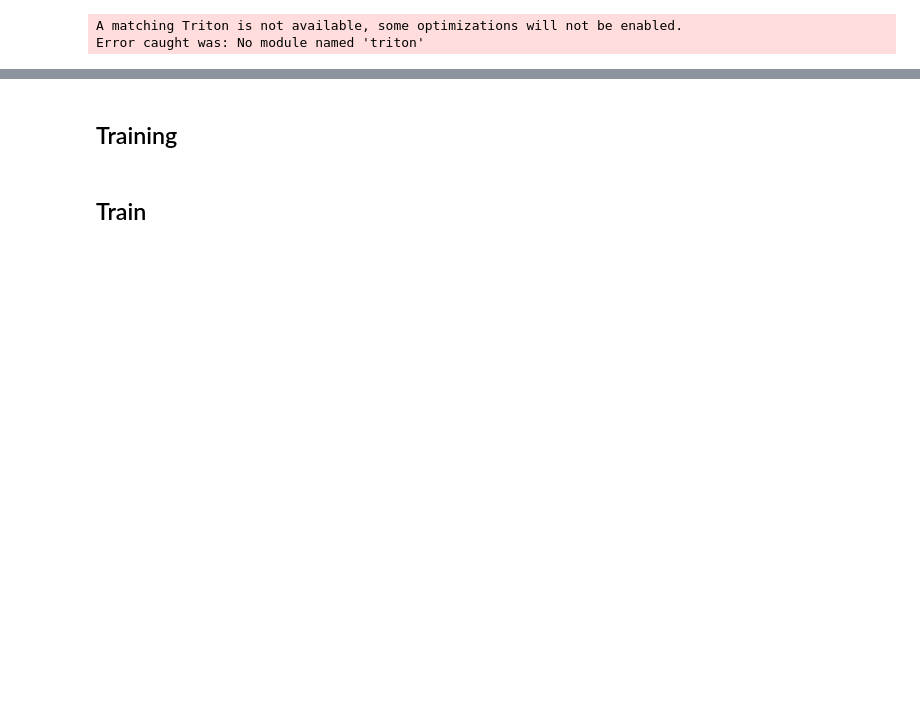
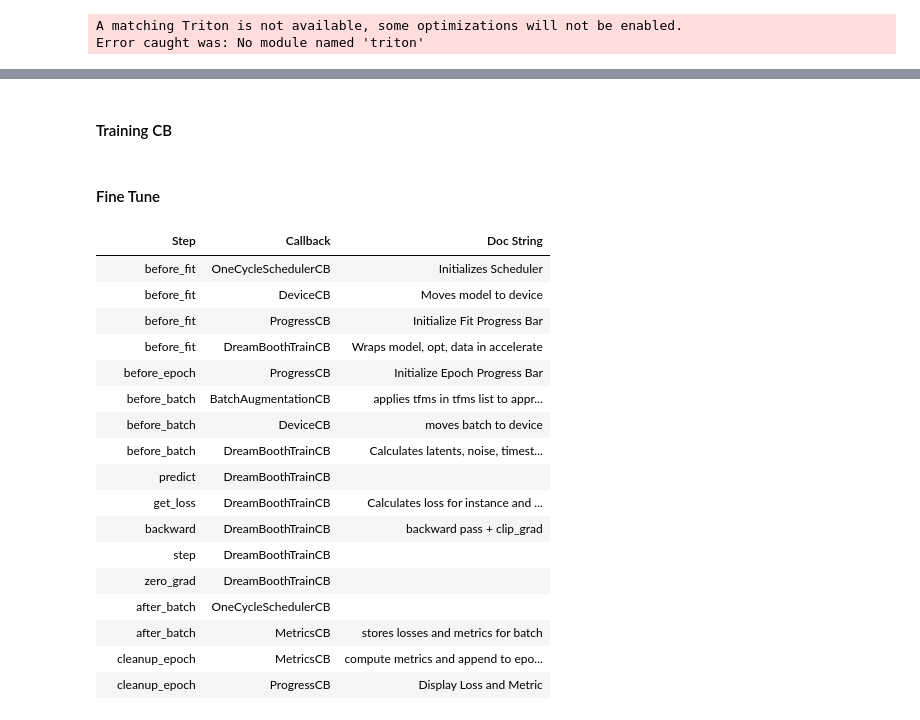
Before and after one commit to Isaac-Flath/AIsaac, a Jupyter notebook: nbs/Tutorials/30_DreamBooth.ipynb, the cells around one changed output, grey strips where cells are left out. Saved outputs shown, nothing was run; the diff lists cells and outputs as text; code cells hidden in the pictures; blank space fills up the shorter version.

```diff
--- a/nbs/Tutorials/30_DreamBooth.ipynb
+++ b/nbs/Tutorials/30_DreamBooth.ipynb
@@ -86,33 +119,49 @@ class DreamBoothModel(nn.Module):
         encoder_hidden_states = self.text_encoder(x[1])[0]
         return self.unet(x[5], x[4], encoder_hidden_states).sample.float()
 # %% [markdown]
-## Training
+#### Training CB
 # %%
 class DreamBoothTrainCB(AccelerateCB):
+    def __init__(self, mixed_precision="fp16",class_image_weight=0.5):
+        self.class_image_weight = class_image_weight
+        self.acc = Accelerator(mixed_precision=mixed_precision)
+
     def before_fit(self, trainer):
         '''Wraps model, opt, data in accelerate'''
         trainer.model,trainer.opt,trainer.dls.train,trainer.dls.valid = self.acc.prepare(
-            trainer.model, trainer.opt, trainer.dls.train, trainer.dls.valid)
+                 trainer.model, trainer.opt, trainer.dls.train, trainer.dls.valid)
 
         trainer.noise_scheduler = DDPMScheduler.from_pretrained(pretrained_model, subfolder="scheduler")
         trainer.vae = AutoencoderKL.from_pretrained(pretrained_model, subfolder="vae", revision=None)
+        trainer.vae.requires_grad_(False)
         trainer.vae.to(self.acc.device, dtype=torch.float16)
 
     def before_batch(self,trainer):
-        trainer.batch = fc.L(trainer.batch)
-        trainer.batch.append(trainer.vae.encode(trainer.batch[0].float().to(dtype=torch.float16)).latent_dist.sample() * trainer.vae.config.scaling_factor) #latents 2
-        trainer.batch.append(torch.randn_like(trainer.batch[2]).float()) #noise 3
-        trainer.batch.append(torch.randint(0, trainer.noise_scheduler.config.num_train_timesteps, (trainer.batch[2].shape[0],), device=trainer.batch[2].device).long()) # timesteps 4
-        trainer.batch.append(trainer.noise_scheduler.add_noise(trainer.batch[2], trainer.batch[3], trainer.batch[4])) # noisy latents 5
+        '''Calculates latents, noise, timesteps, noisy_latents'''
+        vae, scaling_factor = trainer.vae, trainer.vae.config.scaling_factor
+        trainer.batch.append(vae.encode(trainer.batch[0].to(dtype=torch.float16)).latent_dist.sample()*scaling_factor )
+        trainer.batch[0] = to_cpu(trainer.batch[0])
+        trainer.batch.append(torch.randn_like(trainer.batch[2]).float())
+        num_ts = trainer.noise_scheduler.config.num_train_timesteps
+        trainer.batch.append(torch.randint(0, num_ts, (trainer.batch[2].shape[0],), device=trainer.batch[2].device))
+        trainer.batch.append(trainer.noise_scheduler.add_noise(trainer.batch[2], trainer.batch[3], trainer.batch[4]))
 
     def predict(self,trainer): trainer.preds = trainer.model(trainer.batch)
-    def get_loss(self,trainer): trainer.loss = trainer.loss_func(trainer.preds,trainer.batch[3])
+
+    def get_loss(self,trainer):
+        '''Calculates loss for instance and class images'''
+        model_pred, model_pred_prior = torch.chunk(trainer.preds, 2, dim=0)
+        target, target_prior = torch.chunk(trainer.batch[3], 2, dim=0)
+        loss = trainer.loss_func(model_pred,target, reduction="mean")
+        prior_loss = trainer.loss_func(model_pred_prior, target_prior, reduction="mean")
+        trainer.loss = ((1 - self.class_image_weight) * loss) +  (self.class_image_weight * prior_loss)
 
     def backward(self,trainer):
+        '''backward pass + clip_grad'''
         self.acc.backward(trainer.loss)
         if self.acc.sync_gradients: self.acc.clip_grad_norm_(trainer.model.parameters(), 1.)
 
     def zero_grad(self,trainer): trainer.opt.zero_grad(set_to_none=True)
 # %% [markdown]
-## Train
+#### Fine Tune
 # %%
@@ -121 +177,24 @@ trainer = Trainer(dls,fc.bind(F.mse_loss,reduction="mean"),torch.optim.AdamW,Dre
+# %%
+import pandas as pd
+pd.set_option('display.max_colwidth', None)
+trainer.summarize_callbacks()
+# %% [output]
+|  | Step | Callback | Doc String |
+|  | before_fit | OneCycleSchedulerCB | Initializes Scheduler |
+|  | before_fit | DeviceCB | Moves model to device |
+|  | before_fit | ProgressCB | Initialize Fit Progress Bar |
+|  | before_fit | DreamBoothTrainCB | Wraps model, opt, data in accelerate |
+|  | before_epoch | ProgressCB | Initialize Epoch Progress Bar |
+|  | before_batch | BatchAugmentationCB | applies tfms in tfms list to appr... |
+|  | before_batch | DeviceCB | moves batch to device |
+|  | before_batch | DreamBoothTrainCB | Calculates latents, noise, timest... |
+|  | predict | DreamBoothTrainCB |  |
+|  | get_loss | DreamBoothTrainCB | Calculates loss for instance and ... |
+|  | backward | DreamBoothTrainCB | backward pass + clip_grad |
+|  | step | DreamBoothTrainCB |  |
+|  | zero_grad | DreamBoothTrainCB |  |
+|  | after_batch | OneCycleSchedulerCB |  |
+|  | after_batch | MetricsCB | stores losses and metrics for batch |
+|  | cleanup_epoch | MetricsCB | compute metrics and append to epo... |
+|  | cleanup_epoch | ProgressCB | Display Loss and Metric |
 # %%
```
Also changed, not shown: parts of 29 cells of this notebook, 6 other files.
